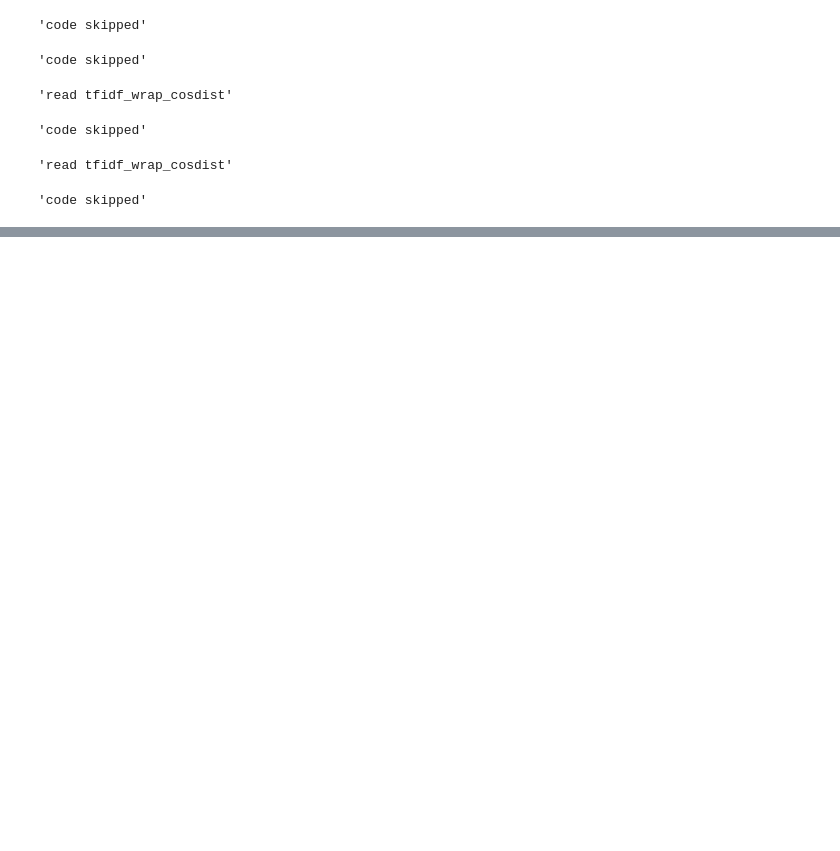
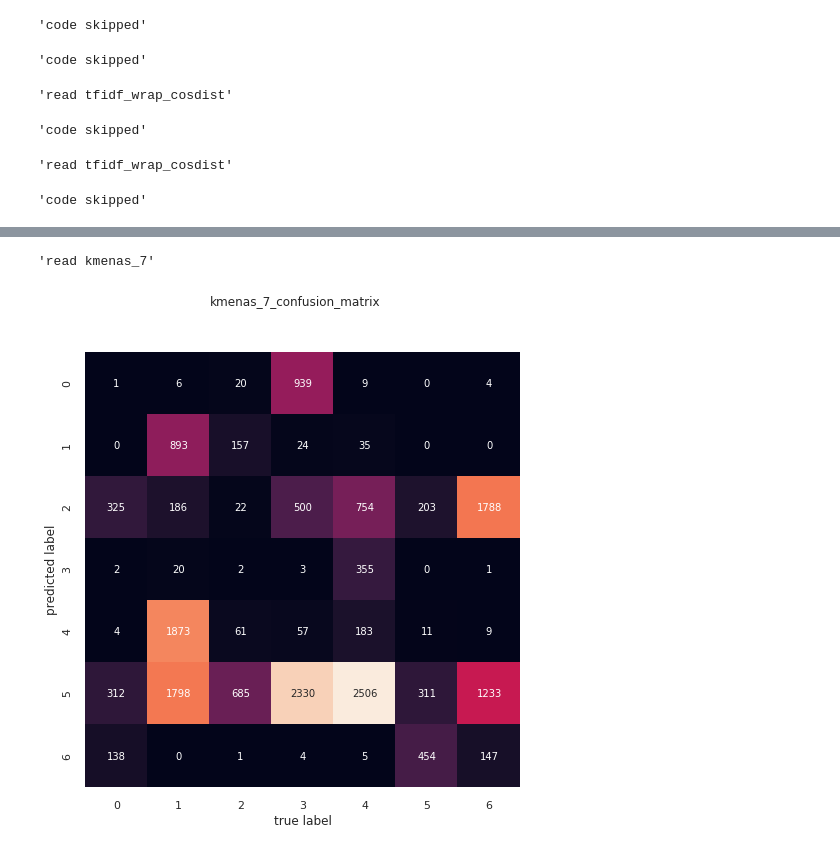
Before and after one commit to GA239/DS_course, a Jupyter notebook: HW6/clustering.ipynb, the cells around one changed output, grey strips where cells are left out. Cells and saved outputs as stored; diff of their text form; code cells hidden in the pictures; blank space fills up the shorter version.

```diff
--- a/HW6/clustering.ipynb
+++ b/HW6/clustering.ipynb
@@ -546,0 +537,5 @@ save(tsne, 'tsne_1')
+# %%
+tfidf_adapter.plot_confusion_matrix(2, title='kmenas_7_confusion_matrix')
+# %% [output]
+'read kmenas_7'
+[figure, added]
```
Also changed, not shown: parts of 23 cells of this notebook, 15 other files.
